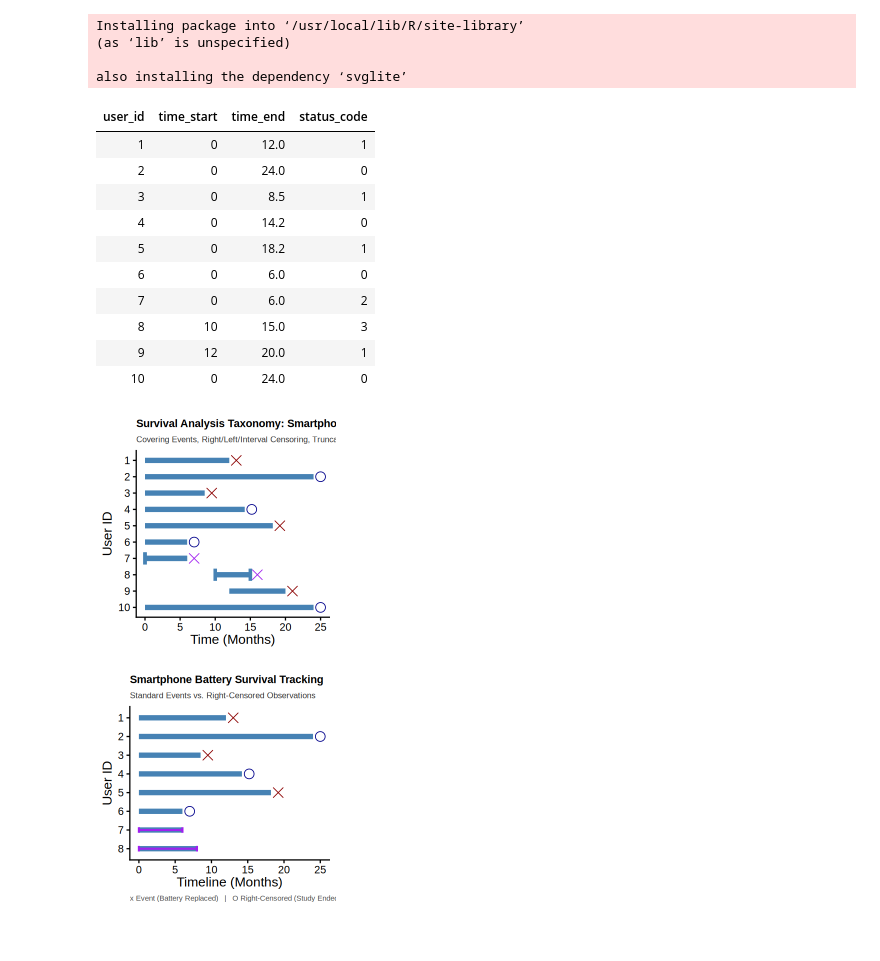
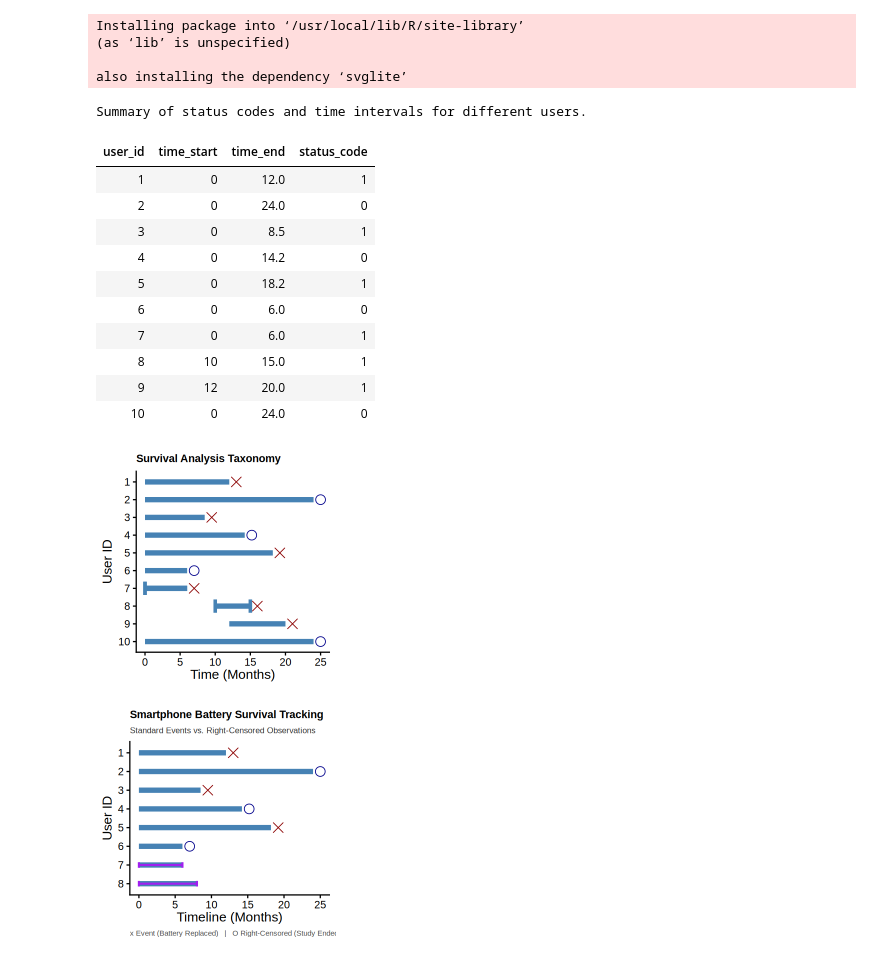
Before and after one commit to manishdatt-edu/biostats, a Jupyter notebook: Survival.ipynb, the cells around one changed output. Drawn from its saved outputs; the diff is of its cells as text; code cells hidden in the pictures.

```diff
--- a/Survival.ipynb
+++ b/Survival.ipynb
@@ -64,9 +64,12 @@ Installing package into ‘/usr/local/lib/R/site-library’
 
 also installing the dependency ‘svglite’
 # %%
+#| fig-cap: "Plot showing survival events based on the table on the left. Eight out of ten users show right censoring, User ID 7 is an example of left censoring while User ID 8 depicts interval censoring."
+#| label: fig-survival-taxonomy
 #| layout: [[50,50]]
 #| warning: false
 #| message: false
+#| echo: false
 options(repr.plot.width = 4, repr.plot.height = 4)
 
 library(ggplot2)
@@ -110,7 +113,9 @@ battery_df$user_factor <- factor(
 #### Show table ####
 html_table <- battery_df |>
   select("user_id",	"time_start",	"time_end",	"status_code") |>
-  kable(format = "html") |>
+  mutate(status_code = if_else(status_code %in% c(2, 3), 1, status_code)) |>
+  kable(format = "html",
+        caption = "Summary of time intervals and status codes for different users.") |>
   kable_styling(
     bootstrap_options = c("bordered", "hover", "condensed"),
     full_width = FALSE
@@ -144,40 +149,39 @@ ggplot(battery_df, aes(y = user_factor)) +
              aes(x = time_end + 1), color = "darkred", size = 5, shape = 4) +
 
   # Right-Censored (Blue Plus Signs)
   geom_point(data = subset(battery_df, status_code == 0),
              aes(x = time_end + 1), color = "darkblue", size = 5, shape = 1) +
 
   # Left-Censored / Interval endpoints
   geom_point(data = subset(battery_df, status_code %in% c(2,3)),
-             aes(x = time_end + 1), color = "purple", size = 5, shape = 4) +
+             aes(x = time_end + 1), color = "darkred", size = 5, shape = 4) +
 
   # Labels and Theme
   labs(
-    title = "Survival Analysis Taxonomy: Smartphone Batteries",
-    subtitle = "Covering Events, Right/Left/Interval Censoring, Truncation, and Competing Risks",
+    title = "Survival Analysis Taxonomy",
     x = "Time (Months)",
     y = "User ID"
   ) +
   theme_classic(base_size = 16) +
   theme(
     panel.grid.minor = element_blank(),
     plot.title = element_text(face = "bold", size = 13),
-    plot.subtitle = element_text(size = 10, color = "gray20"),
     plot.caption = element_text(size = 8.5, hjust = 0, color = "gray30")
   )
 # %% [output]
+Summary of status codes and time intervals for different users.
 | user_id | time_start | time_end | status_code |
 | 1 | 0 | 12.0 | 1 |
 | 2 | 0 | 24.0 | 0 |
 | 3 | 0 | 8.5 | 1 |
 | 4 | 0 | 14.2 | 0 |
 | 5 | 0 | 18.2 | 1 |
 | 6 | 0 | 6.0 | 0 |
-| 7 | 0 | 6.0 | 2 |
-| 8 | 10 | 15.0 | 3 |
+| 7 | 0 | 6.0 | 1 |
+| 8 | 10 | 15.0 | 1 |
 | 9 | 12 | 20.0 | 1 |
 | 10 | 0 | 24.0 | 0 |
-[figure, old version]
+[figure, new version]
 # %%
 library(ggplot2)
 
```
Also changed, not shown: 1 other file.
